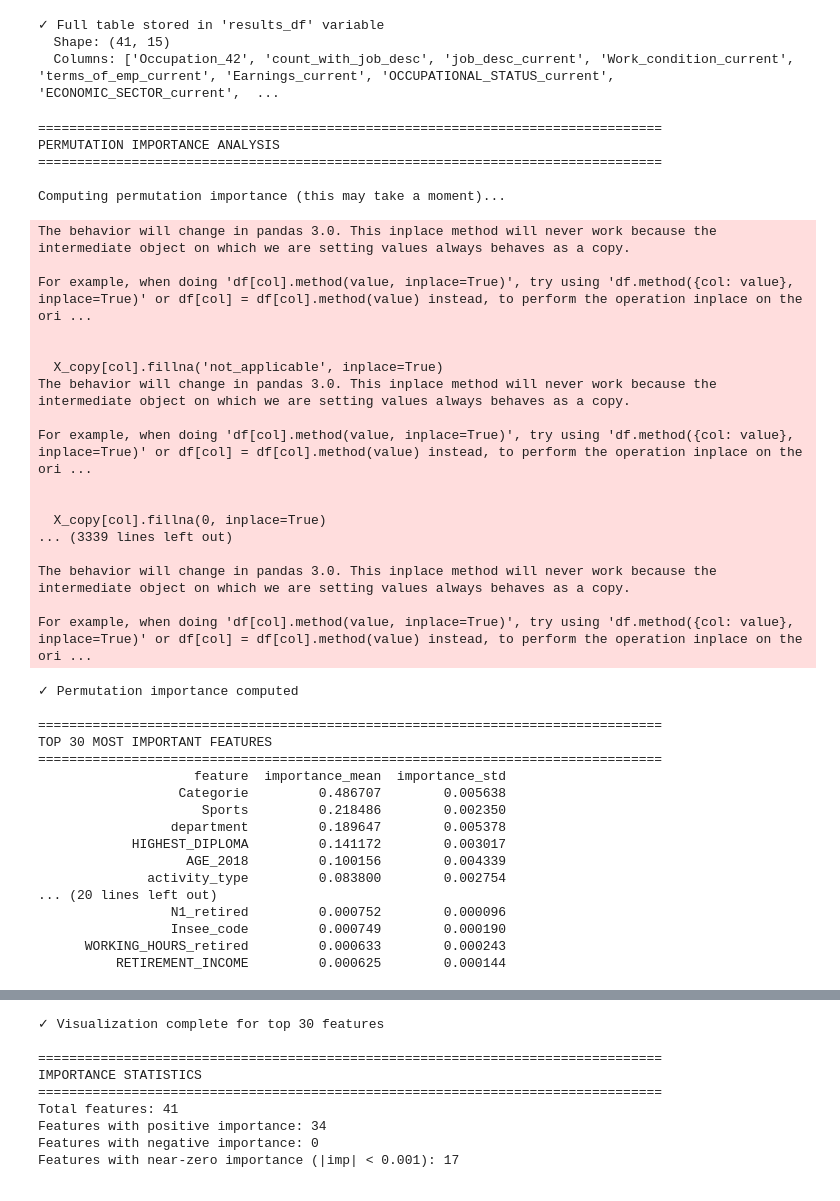
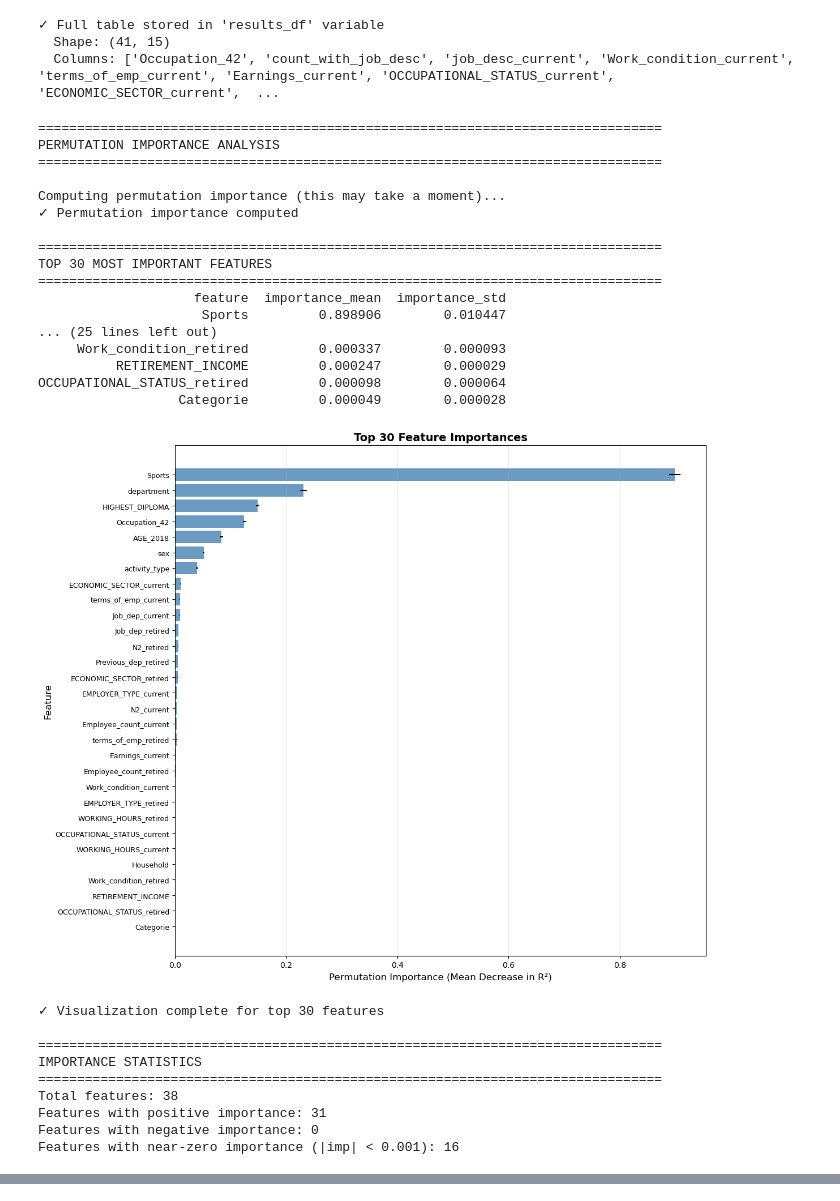
Before and after one commit to mariamellor/ml_project, a Jupyter notebook: src/draft-full_pipeline.ipynb, the cells around one changed output, grey strips where cells are left out. Saved outputs shown, nothing was run; the diff lists cells and outputs as text; code cells hidden in the pictures.

```diff
--- a/src/draft-full_pipeline.ipynb
+++ b/src/draft-full_pipeline.ipynb
@@ -1806,7 +2001,7 @@ print("=" * 80)
 # Compute permutation importance on test set
 print("\nComputing permutation importance (this may take a moment)...")
 perm_importance = permutation_importance(
-    full_pipeline,
+    no_imputation_pipeline,
     X_test,
     y_test,
     n_repeats=10,
@@ -1841,64 +2036,52 @@ top_features = importance_df.head(top_n)
 
 plt.figure(figsize=(12, 10))
 plt.barh(range(len(top_features)), top_features['importance_mean'],
          xerr=top_features['importance_std'],
          align='center', alpha=0.8, color='steelblue')
 plt.yticks(range(len(top_features)), top_features['feature'], fontsize=9)
 plt.xlabel('Permutation Importance (Mean Decrease in R²)', fontsize=12)
 plt.ylabel('Feature', fontsize=12)
 plt.title(f'Top {top_n} Feature Importances', fontsize=14, fontweight='bold')
 plt.gca().invert_yaxis()
 plt.grid(axis='x', alpha=0.3)
 plt.tight_layout()
 plt.show()
 
 print(f"\n✓ Visualization complete for top {top_n} features")
 
 # Show summary statistics
 print("\n" + "=" * 80)
 print("IMPORTANCE STATISTICS")
 print("=" * 80)
 print(f"Total features: {len(importance_df)}")
 print(f"Features with positive importance: {(importance_df['importance_mean'] > 0).sum()}")
 print(f"Features with negative importance: {(importance_df['importance_mean'] < 0).sum()}")
 print(f"Features with near-zero importance (|imp| < 0.001): {(importance_df['importance_mean'].abs() < 0.001).sum()}")
 # %% [output]
 ================================================================================
 PERMUTATION IMPORTANCE ANALYSIS
 ================================================================================
 
 Computing permutation importance (this may take a moment)...
+✓ Permutation importance computed
+
+================================================================================
+TOP 30 MOST IMPORTANT FEATURES
+================================================================================
+                    feature  importance_mean  importance_std
+                     Sports         0.898906        0.010447
+... (25 lines left out)
+     Work_condition_retired         0.000337        0.000093
+          RETIREMENT_INCOME         0.000247        0.000029
+OCCUPATIONAL_STATUS_retired         0.000098        0.000064
+                  Categorie         0.000049        0.000028
+[figure, new version]
-The behavior will change in pandas 3.0. This inplace method will never work because the intermediate object on which we are setting values always behaves as a copy.
+✓ Visualization complete for top 30 features
 
-For example, when doing 'df[col].method(value, inplace=True)', try using 'df.method({col: value}, inplace=True)' or df[col] = df[col].method(value) instead, to perform the operation inplace on the ori ...
-
-
-  X_copy[col].fillna('not_applicable', inplace=True)
-The behavior will change in pandas 3.0. This inplace method will never work because the intermediate object on which we are setting values always behaves as a copy.
-
-For example, when doing 'df[col].method(value, inplace=True)', try using 'df.method({col: value}, inplace=True)' or df[col] = df[col].method(value) instead, to perform the operation inplace on the ori ...
-
-
-  X_copy[col].fillna(0, inplace=True)
-... (3339 lines left out)
-
-The behavior will change in pandas 3.0. This inplace method will never work because the intermediate object on which we are setting values always behaves as a copy.
-
-For example, when doing 'df[col].method(value, inplace=True)', try using 'df.method({col: value}, inplace=True)' or df[col] = df[col].method(value) instead, to perform the operation inplace on the ori ...
+================================================================================
+IMPORTANCE STATISTICS
+================================================================================
+Total features: 38
+Features with positive importance: 31
+Features with negative importance: 0
+Features with near-zero importance (|imp| < 0.001): 16
-✓ Permutation importance computed
-
-================================================================================
-TOP 30 MOST IMPORTANT FEATURES
-================================================================================
-                    feature  importance_mean  importance_std
-                  Categorie         0.486707        0.005638
-                     Sports         0.218486        0.002350
-                 department         0.189647        0.005378
-            HIGHEST_DIPLOMA         0.141172        0.003017
-                   AGE_2018         0.100156        0.004339
-              activity_type         0.083800        0.002754
-... (20 lines left out)
-                 N1_retired         0.000752        0.000096
-                 Insee_code         0.000749        0.000190
-      WORKING_HOURS_retired         0.000633        0.000243
-          RETIREMENT_INCOME         0.000625        0.000144
@@ -1906,12 +2088,3 @@ TOP 30 MOST IMPORTANT FEATURES
-✓ Visualization complete for top 30 features
-
-================================================================================
-IMPORTANCE STATISTICS
-================================================================================
-Total features: 41
-Features with positive importance: 34
-Features with negative importance: 0
-Features with near-zero importance (|imp| < 0.001): 17
 # %%
 print("=" * 80)
 print("OUTLIER ANALYSIS - BADLY PREDICTED VALUES")
```
Also changed, not shown: parts of 15 cells of this notebook.
